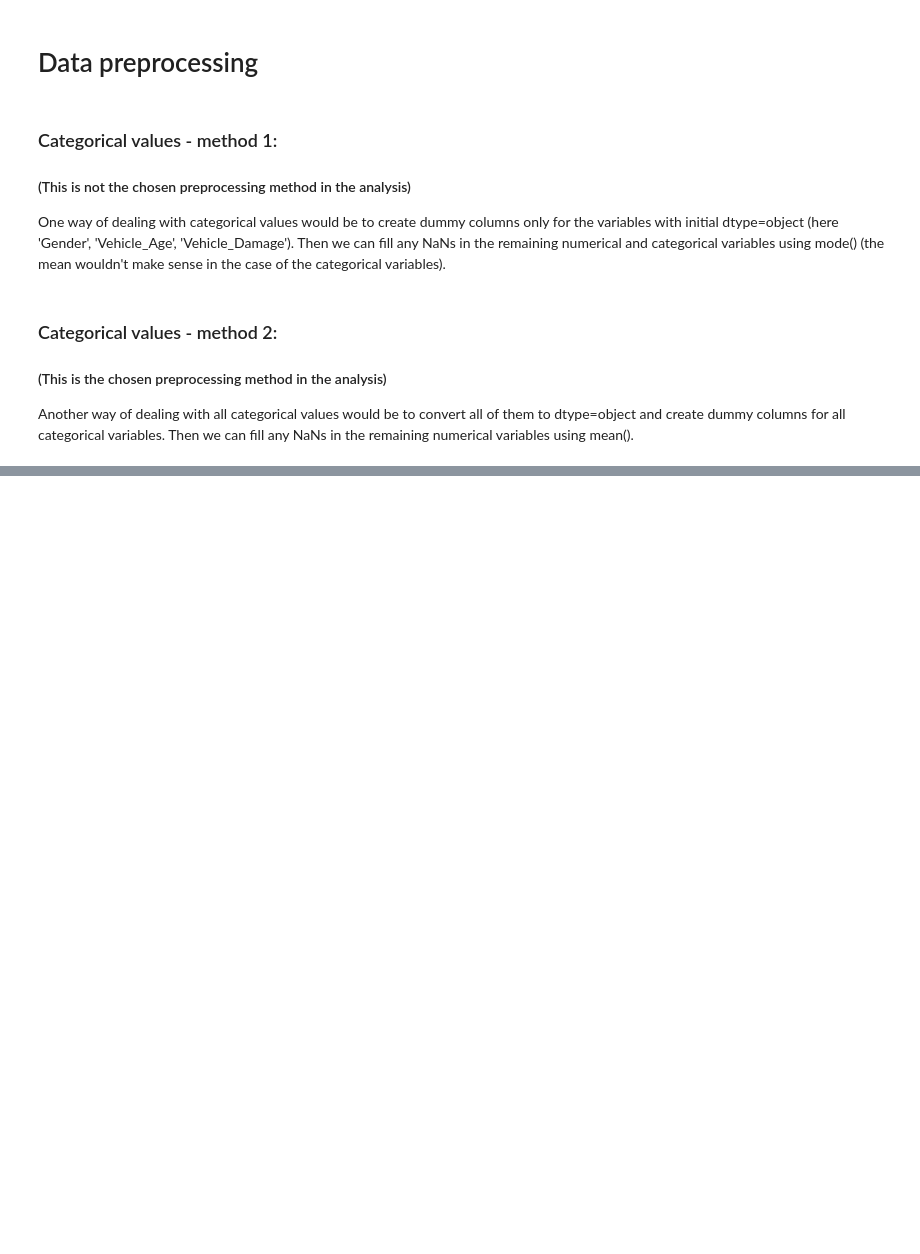
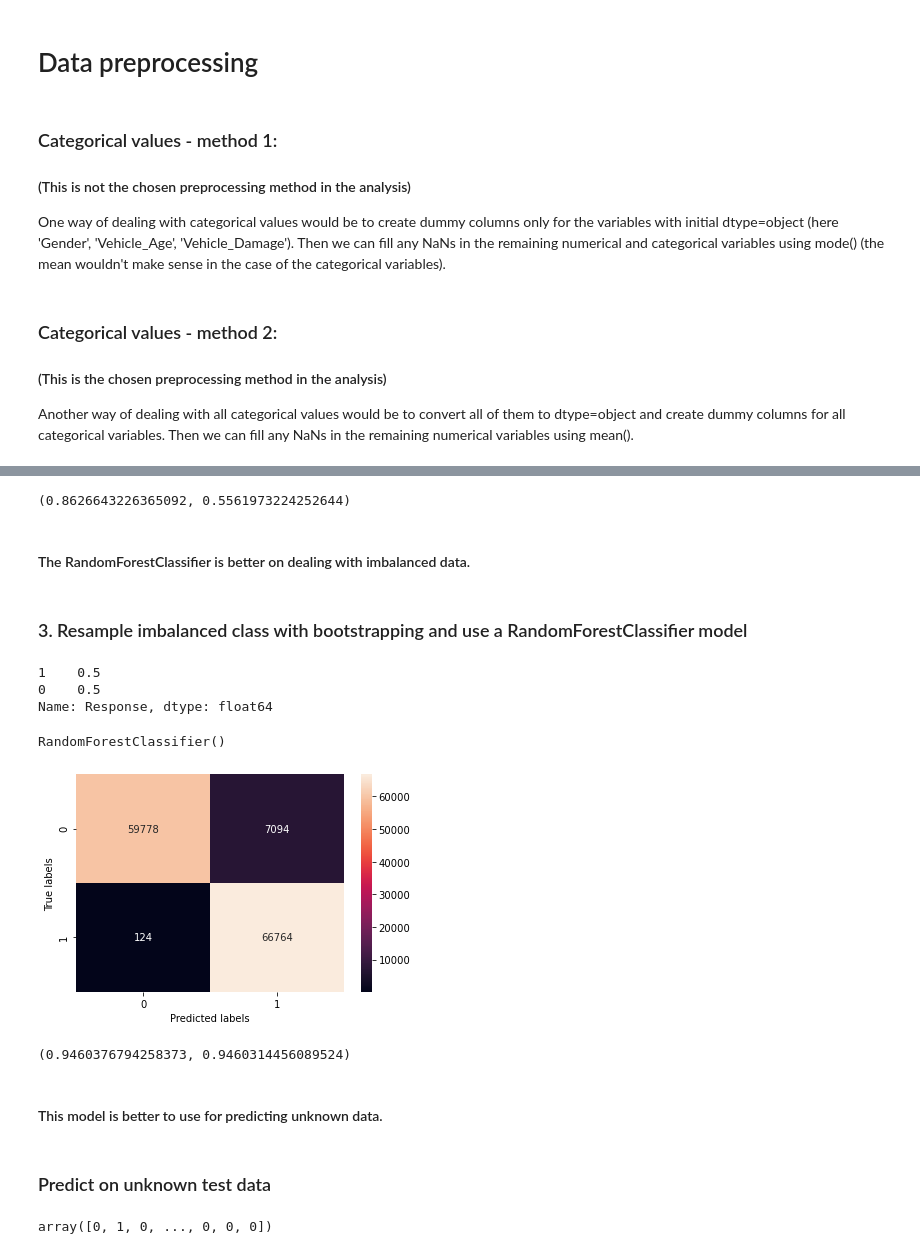
Before and after one commit to asyntychaki/Health-Insurance-Cross-Sell, a Jupyter notebook: 4-Predicting-Response.ipynb, the cells around one changed output, grey strips where cells are left out. Saved outputs shown, nothing was run; the diff lists cells and outputs as text; code cells hidden in the pictures; blank space fills up the shorter version.

```diff
--- a/4-Predicting-Response.ipynb
+++ b/4-Predicting-Response.ipynb
@@ -160 +208,81 @@ Text(33.0, 0.5, 'True labels')
+# %%
+# 11. Score model predictions
+score_acc2 = accuracy_score(y_val, preds2)
+score_roc2 = roc_auc_score(y_val, preds2)
+score_acc2, score_roc2
+# %% [output]
+(0.8626643226365092, 0.5561973224252644)
+# %% [markdown]
+#### The RandomForestClassifier is better on dealing with imbalanced data.
+# %% [markdown]
+### 3. Resample imbalanced class with bootstrapping and use a RandomForestClassifier model
+# %%
+df0 = df[df['Response']==0]
+df1 = df[df['Response']==1]
+
+# Resample (replace=True:sample with replacement, n_samples:same as balanced class)
+df1_boot = resample(df1, replace=True, n_samples=len(df0), random_state=42)
+
+# Merge
+df_res = pd.concat([df0, df1_boot])
+df_res['Response'].value_counts(normalize=True)
+# %% [output]
+1    0.5
+0    0.5
+Name: Response, dtype: float64
+# %%
+# Repeat preprocessing
+
+X_res = df_res.drop(['Response','id'], axis=1)
+y_res = df_res['Response']
+
+X_res = X_res.astype({'Driving_License': object, 'Region_Code': object, 'Previously_Insured': object, 'Policy_Sales_Channel': object})
+X_res = create_dummy(X_res, cat_vars2, dummy_na=True)
+
+for col in set(X_res.columns).symmetric_difference(set(df_test.columns)):
+    if col in X_res.columns:
+        df_test[col]=0
+    else:
+        X_res[col]=0
+
+
+X_res = X_res.apply(fill_mean, axis=0)
+X_res_train, X_res_val, y_res_train, y_res_val = train_test_split(X_res, y_res, test_size=.20, random_state=42)
+# %%
+# 7. Instantiate model
+model3 = RandomForestClassifier()
+# %%
+# 8. Fit to model
+model3.fit(X_res_train, y_res_train)
+# %% [output]
+RandomForestClassifier()
+# %%
+# 9. Predict using validation set
+preds3 = model3.predict(X_res_val)
+probs3 = model3.predict_proba(X_res_val)[:,1]
+# %%
+# 10. Confusion matrix
+matrix3 = confusion_matrix(y_res_val, preds3)
+ax = plt.subplot();
+sns.heatmap(matrix3, annot=True, ax = ax, fmt='g');
+ax.set_xlabel('Predicted labels');
+ax.set_ylabel('True labels');
+# %% [output]
+[figure, added]
+# %%
+# 11. Score model predictions
+score_acc3 = accuracy_score(y_res_val, preds3)
+score_roc3 = roc_auc_score(y_res_val, preds3)
+score_acc3, score_roc3
+# %% [output]
+(0.9460376794258373, 0.9460314456089524)
+# %% [markdown]
+#### This model is better to use for predicting unknown data.
+# %% [markdown]
+### Predict on unknown test data
+# %%
+y_test_preds = model3.predict(X_test)
+y_test_preds
+# %% [output]
+array([0, 1, 0, ..., 0, 0, 0])
 # %%
```
Also changed, not shown: parts of 23 cells of this notebook, 1 other file.
